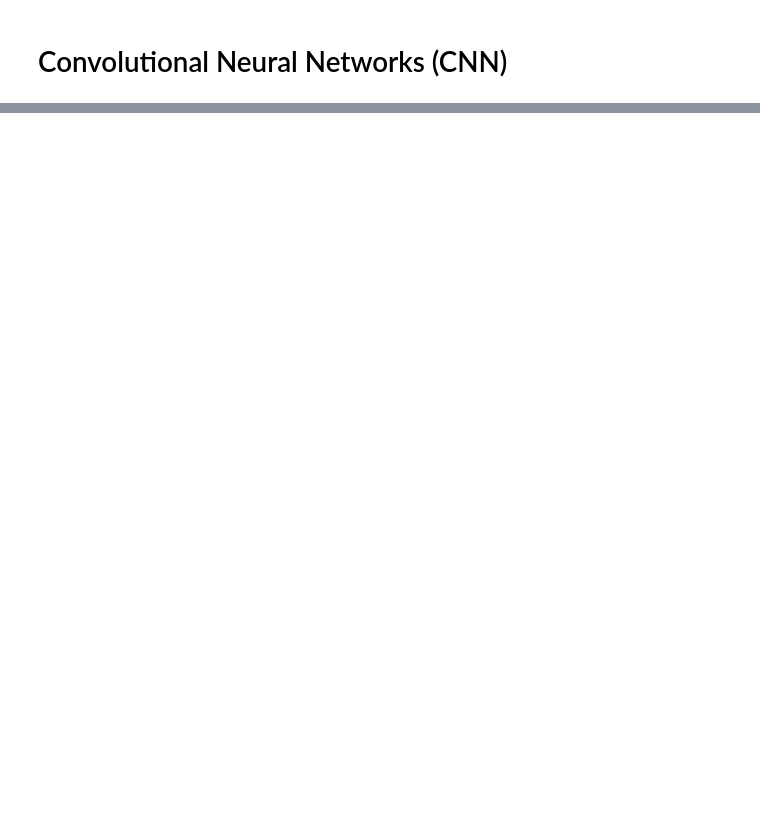
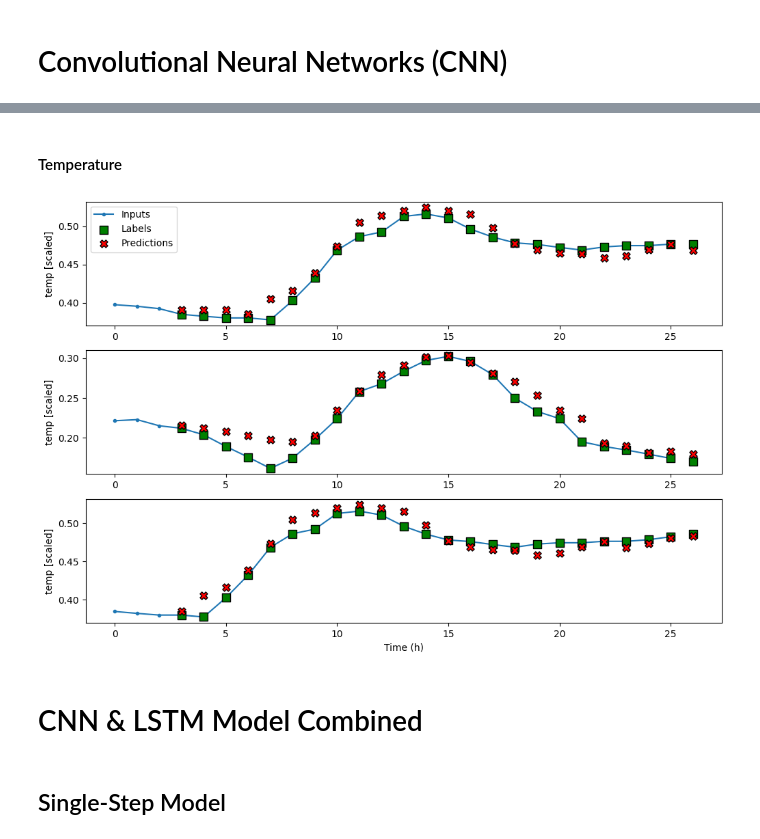
Before and after one commit to dewaalaw/dsprojects, a Jupyter notebook: traffic-flow-forecast/src/traffic_flow_forecasting_part_2.ipynb, the cells around one changed output, grey strips where cells are left out. Cells and saved outputs as stored; diff of their text form; code cells hidden in the pictures; blank space fills up the shorter version.

```diff
--- a/traffic-flow-forecast/src/traffic_flow_forecasting_part_2.ipynb
+++ b/traffic-flow-forecast/src/traffic_flow_forecasting_part_2.ipynb
@@ -463,0 +619,10 @@ plt.savefig(f'{images_dir}/compare_multi_output_models', dpi=300)
+# %% [markdown]
+#### Temperature
+# %%
+wide_mo_conv_window.plot(model=mo_cnn_model, plot_col='temp')
+# %% [output]
+[figure, added]
+# %% [markdown]
+# CNN & LSTM Model Combined
+# %% [markdown]
+## Single-Step Model
```
Also changed, not shown: parts of 37 cells of this notebook.
